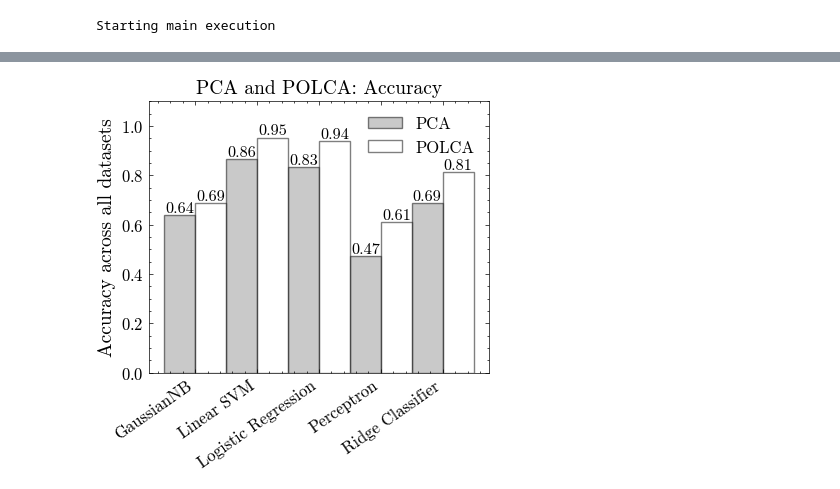
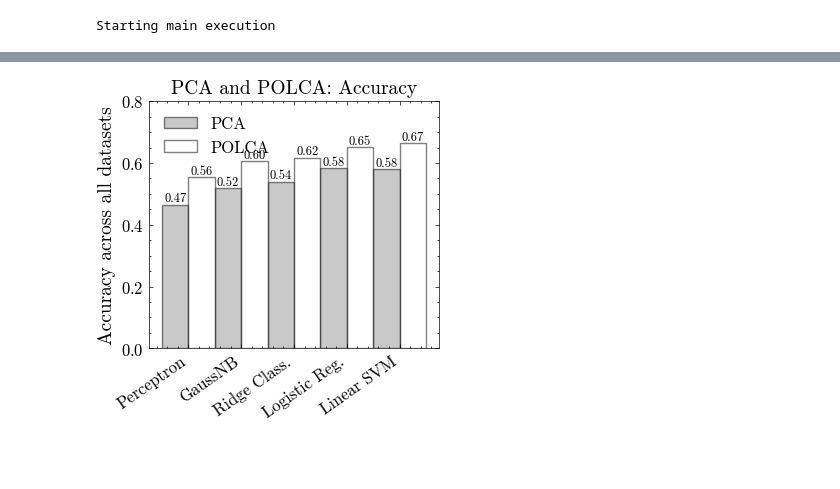
Before and after one commit to jamartinh/polcanet, a Jupyter notebook: examples/notebooks/report_all_classification_metrics.ipynb, the cells around one changed output, grey strips where cells are left out. Saved outputs shown, nothing was run; the diff lists cells and outputs as text; code cells hidden in the pictures; blank space fills up the shorter version.

```diff
--- a/examples/notebooks/report_all_classification_metrics.ipynb
+++ b/examples/notebooks/report_all_classification_metrics.ipynb
@@ -160,0 +174,3 @@ df_long
+# %%
+df = pd.DataFrame(df_sorted.copy())
+df
@@ -201,0 +232,4 @@ df_norm
+# %%
+df_norm = normalize_and_aggregate_results(df_long)
+df_norm = df_norm[df_norm["Metric"] == "Accuracy"]
+df_norm
@@ -201,0 +248,9 @@ df_norm
+# %%
+df = df_norm
+classifier_means = df.groupby("Classifier")["Value"].mean().sort_values(ascending=True)
+classifier_ranks = {classifier: rank for rank, classifier in enumerate(classifier_means.index)}
+df_sorted = df.sort_values(
+    by=["Classifier", "Method"], key=lambda x: x.map(classifier_ranks) if x.name == "Classifier" else x
+)
+df_sorted = df_sorted.reset_index(drop=True)
+df_sorted
@@ -210,6 +277,8 @@ def create_metric_comparison_plots(df_aggregated, output_prefix="metric_comparis
     # Get unique metrics
     metrics = df_aggregated["Metric"].unique()
     metrics = ["Accuracy"]
+
+
     for metric in metrics:
         # Filter data for the current metric
         metric_data = df_aggregated[df_aggregated["Metric"] == metric]
@@ -219,10 +288,10 @@ def create_metric_comparison_plots(df_aggregated, output_prefix="metric_comparis
         methods = metric_data["Method"].unique()
 
         # Set up the plot
-        fig, ax = plt.subplots(figsize=(4,4))
-
+        fig, ax = plt.subplots(figsize=(3.5, 3.5))
         # Set width of bars and positions
         bar_width = 0.5
+
         r1 = range(len(classifiers))
         r2 = [x + bar_width for x in r1]
         # Use a grayscale colormap
@@ -235,12 +304,12 @@ def create_metric_comparison_plots(df_aggregated, output_prefix="metric_comparis
             positions = r1 if i == 0 else r2
             ax.bar(
                 positions,
-                method_data["Normalized_Value"],
+                method_data["Value"],
                 width=bar_width,
                 label=method,
                 alpha=0.5,
                 facecolor=colors[i],
-                edgecolor="k"
+                edgecolor="k",
             )
 
         # Customize the plot
@@ -248,9 +317,11 @@ def create_metric_comparison_plots(df_aggregated, output_prefix="metric_comparis
         ax.set_ylabel(f"{metric} across all datasets")
         ax.set_title(f"PCA and POLCA: {metric}")
         ax.set_xticks([r + bar_width / 2 for r in range(len(classifiers))])
-        classifiers[list(classifiers).index("Gaussian Naive Bayes")]="GaussianNB"
-        ax.set_xticklabels(classifiers, rotation=35, ha="right",va="top")
-        ax.set_ylim(0, 1.1)
+        classifiers[list(classifiers).index("Gaussian Naive Bayes")] = "GaussNB"
+        classifiers[list(classifiers).index("Logistic Regression")] = "Logistic Reg."
+        classifiers[list(classifiers).index("Ridge Classifier")] = "Ridge Class."
+        ax.set_xticklabels(classifiers, rotation=35, ha="right", va="top")
+        ax.set_ylim(0, 0.8)
 
         # Add legend
         ax.legend()
@@ -259,15 +330,14 @@ def create_metric_comparison_plots(df_aggregated, output_prefix="metric_comparis
         for i, method in enumerate(methods):
             method_data = metric_data[metric_data["Method"] == method]
             positions = r1 if i == 0 else r2
-            for j, value in enumerate(method_data["Normalized_Value"]):
-                ax.text(positions[j], value, f"{value:.2f}", ha="center", va="bottom",fontsize="small")
+            for j, value in enumerate(method_data["Value"]):
+                ax.text(positions[j], value, f"{value:.2f}", ha="center", va="bottom", fontsize=9)
 
         # Adjust layout and save
-        #plt.tight_layout()
+        # plt.tight_layout()
         plt.savefig("experiments/classifier_metric_comparison_plot.pdf", dpi=300, bbox_inches="tight")
         plt.plot()
 # %%
-# plt.style.use('seaborn-v0_8-paper')
-create_metric_comparison_plots(df_norm)
+create_metric_comparison_plots(df_sorted)
 # %% [output]
-[figure, old version]
+[figure, new version]
```
Also changed, not shown: parts of 16 cells of this notebook, 10 other files.
